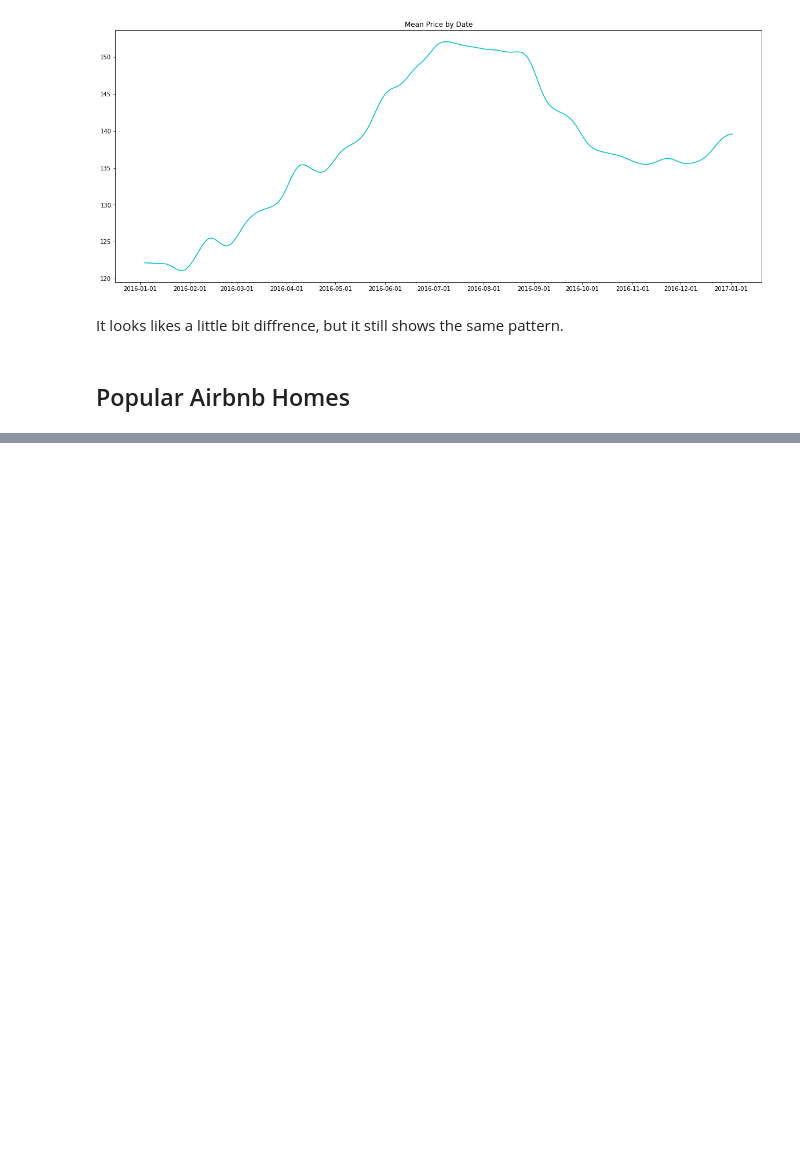
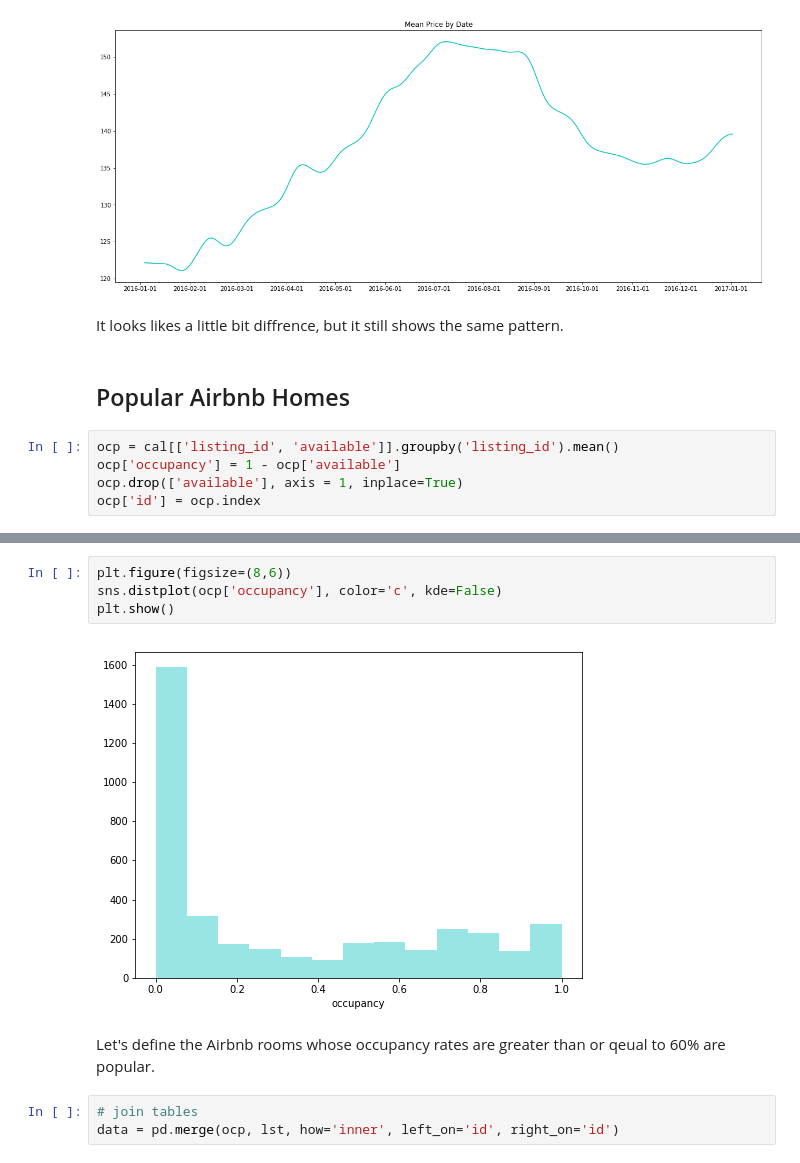
Before and after one commit to LucasBoTang/Seattle_Airbnb, a Jupyter notebook: seattle_airbnb.ipynb, the cells around one changed output, grey strips where cells are left out. Drawn from its saved outputs; the diff is of its cells as text; blank space fills up the shorter version.

```diff
--- a/seattle_airbnb.ipynb
+++ b/seattle_airbnb.ipynb
@@ -194,3 +194,8 @@ timeplot(pri_mean, 'price', 'Mean Price by Date')
 It looks likes a little bit diffrence, but it still shows the same pattern.
 # %% [markdown]
 ## Popular Airbnb Homes
+# %%
+ocp = cal[['listing_id', 'available']].groupby('listing_id').mean()
+ocp['occupancy'] = 1 - ocp['available']
+ocp.drop(['available'], axis = 1, inplace=True)
+ocp['id'] = ocp.index
@@ -196,0 +224,11 @@ It looks likes a little bit diffrence, but it still shows the same pattern.
+# %%
+plt.figure(figsize=(8,6))
+sns.distplot(ocp['occupancy'], color='c', kde=False)
+plt.show()
+# %% [output]
+[figure, added]
+# %% [markdown]
+Let's define the Airbnb rooms whose occupancy rates are greater than or qeual to 60% are popular.
+# %%
+# join tables
+data = pd.merge(ocp, lst, how='inner', left_on='id', right_on='id')
```
Also changed, not shown: parts of 9 cells of this notebook.
